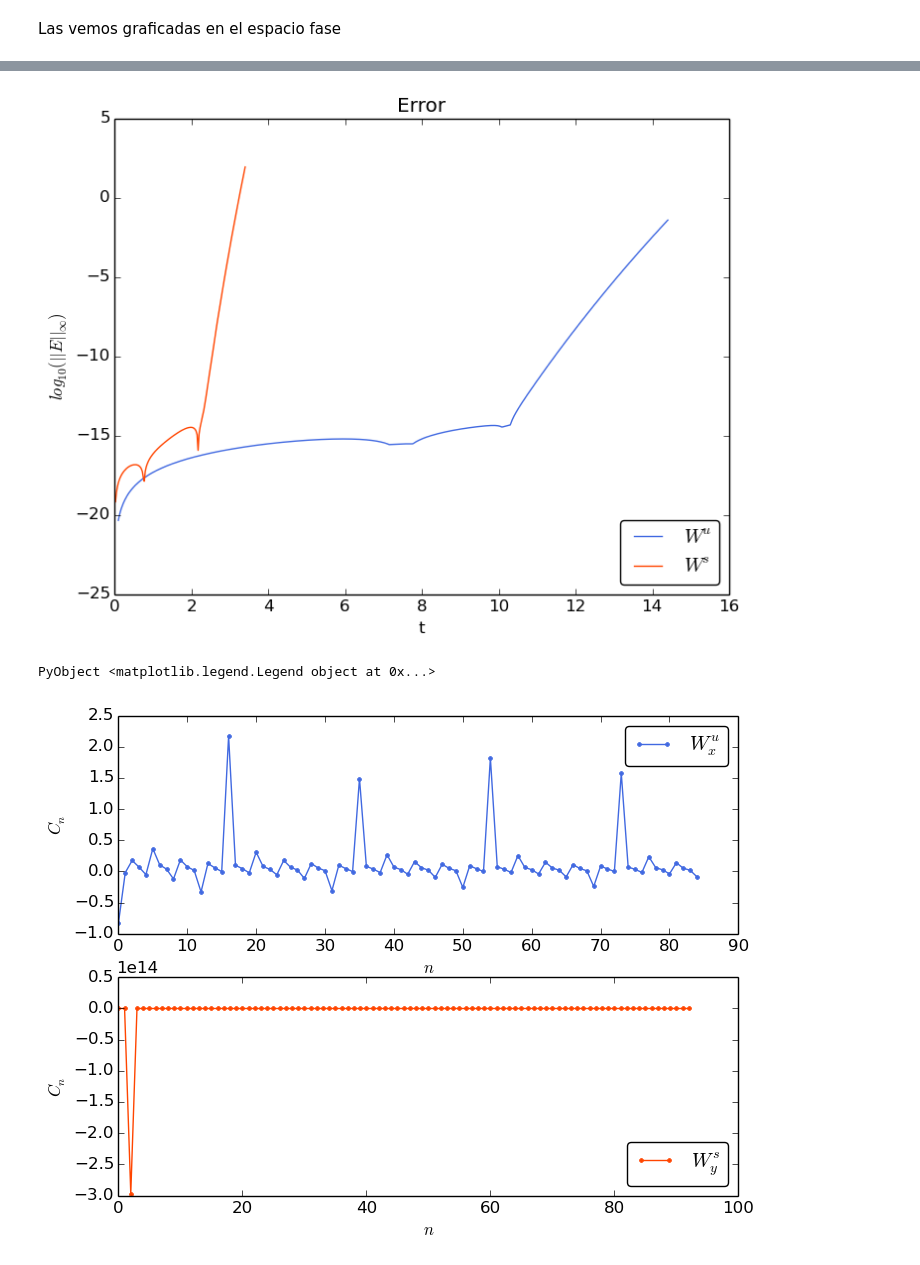
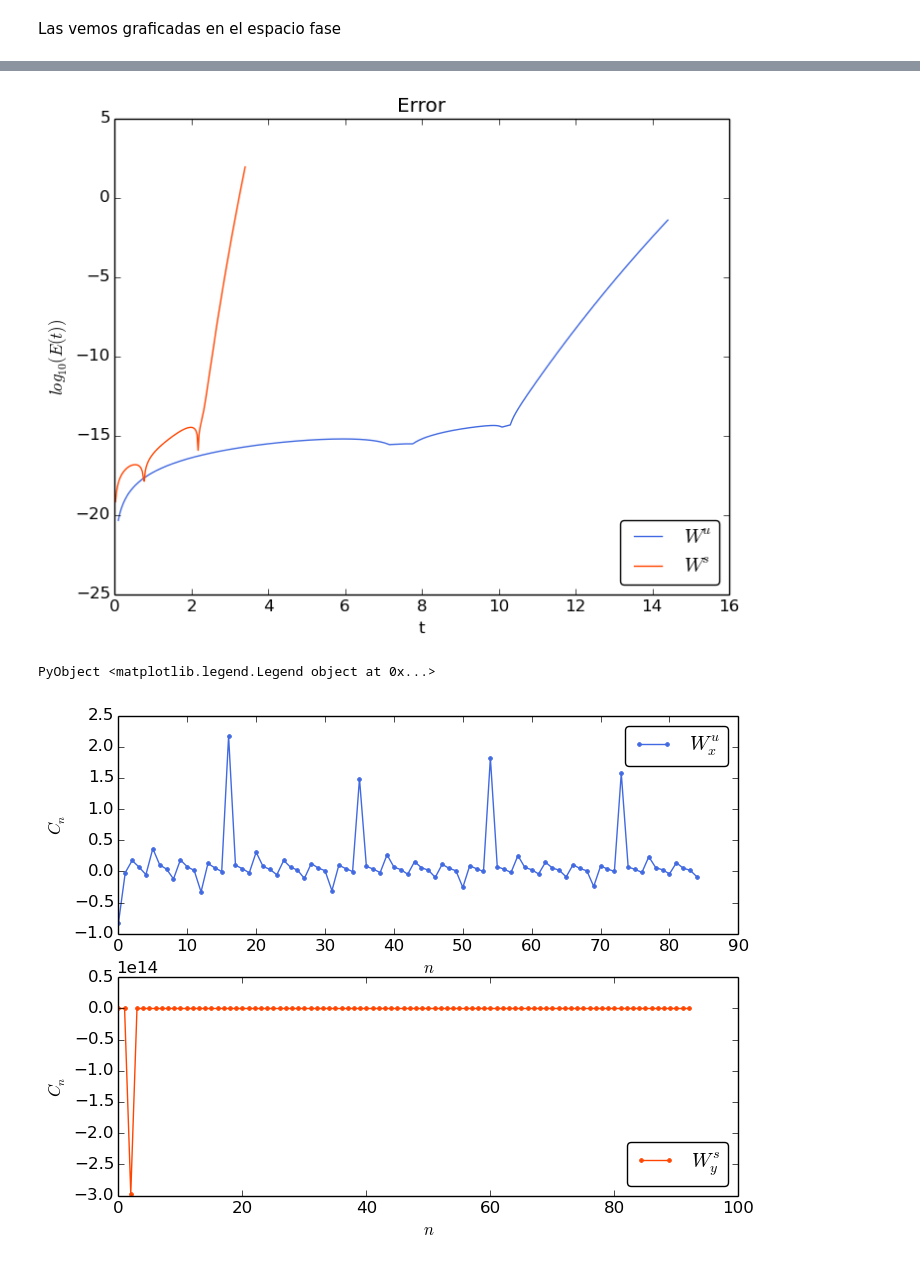
Before and after one commit to alvarezeve/Tesis-Variedades-Estables-e-inestables, a Jupyter notebook: Exponencial tesis.ipynb, the cells around one changed output, grey strips where cells are left out. Saved outputs shown, nothing was run; the diff lists cells and outputs as text; code cells hidden in the pictures.

```diff
--- a/Exponencial tesis.ipynb
+++ b/Exponencial tesis.ipynb
@@ -99,15 +93,15 @@ Map_vec = TaylorSeries.Taylor1{Float64}[ 1.0 - 1.3500497970162482 t - 8.35249310
 # %%
 #graficamos el error
 plot(ErrorI_O20[1],log10.(ErrorI_O20[2]),marker= "None", label=L"W^{u}",color="royalblue")
 plot(ErrorE_O20[1],log10.(ErrorE_O20[2]),marker= "None", label=L"W^{s}",color="orangered")
 
 xlabel("t")
-ylabel(L"$log_{10}(|| E||_{\infty})$")
+ylabel(L"$log_{10}(E(t))$")
 title("Error")
 #grid("on")
 legend(loc="lower right",fancybox="true" )
 # %% [output]
-[figure, old version]
+[figure, new version]
 PyObject <matplotlib.legend.Legend object at 0x...>
 # %%
 ConverU=Convergencia(W_u[1],W_u[2])#Convergencia segun Hadamard
```
Also changed, not shown: parts of 6 cells of this notebook, 18 other files.
